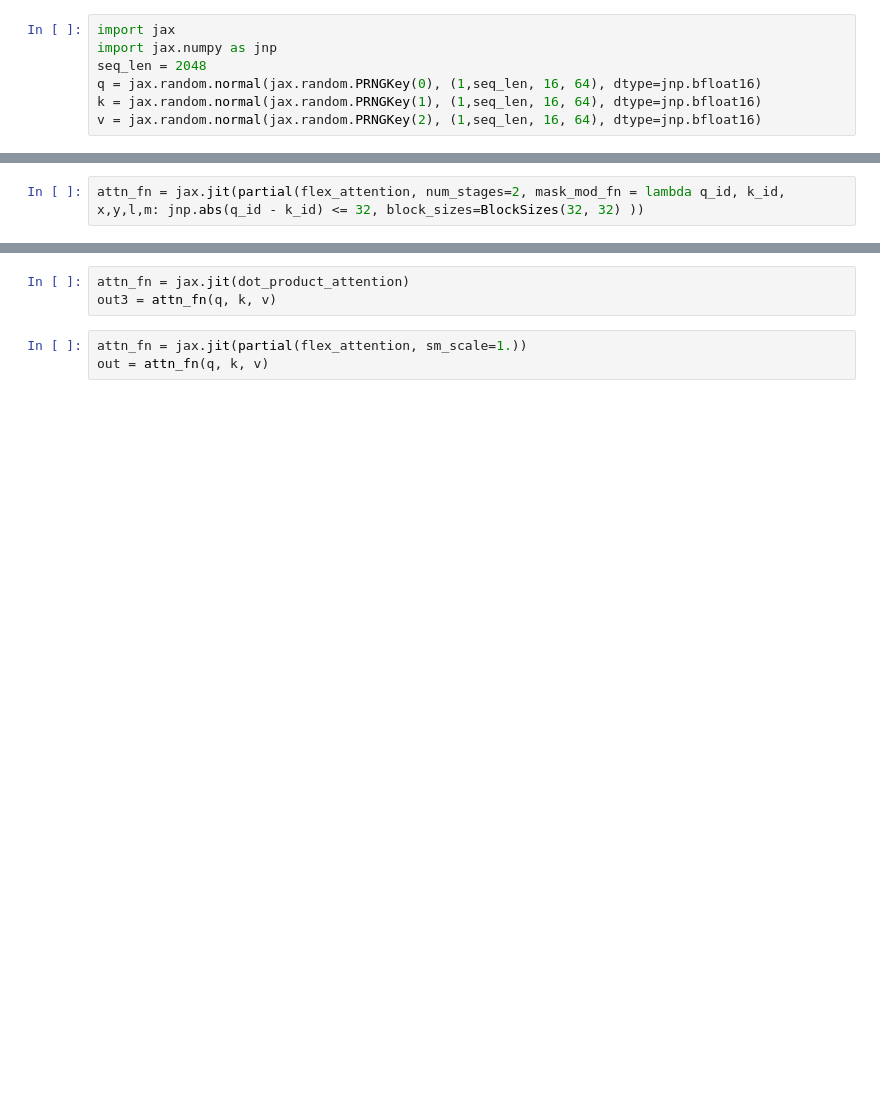
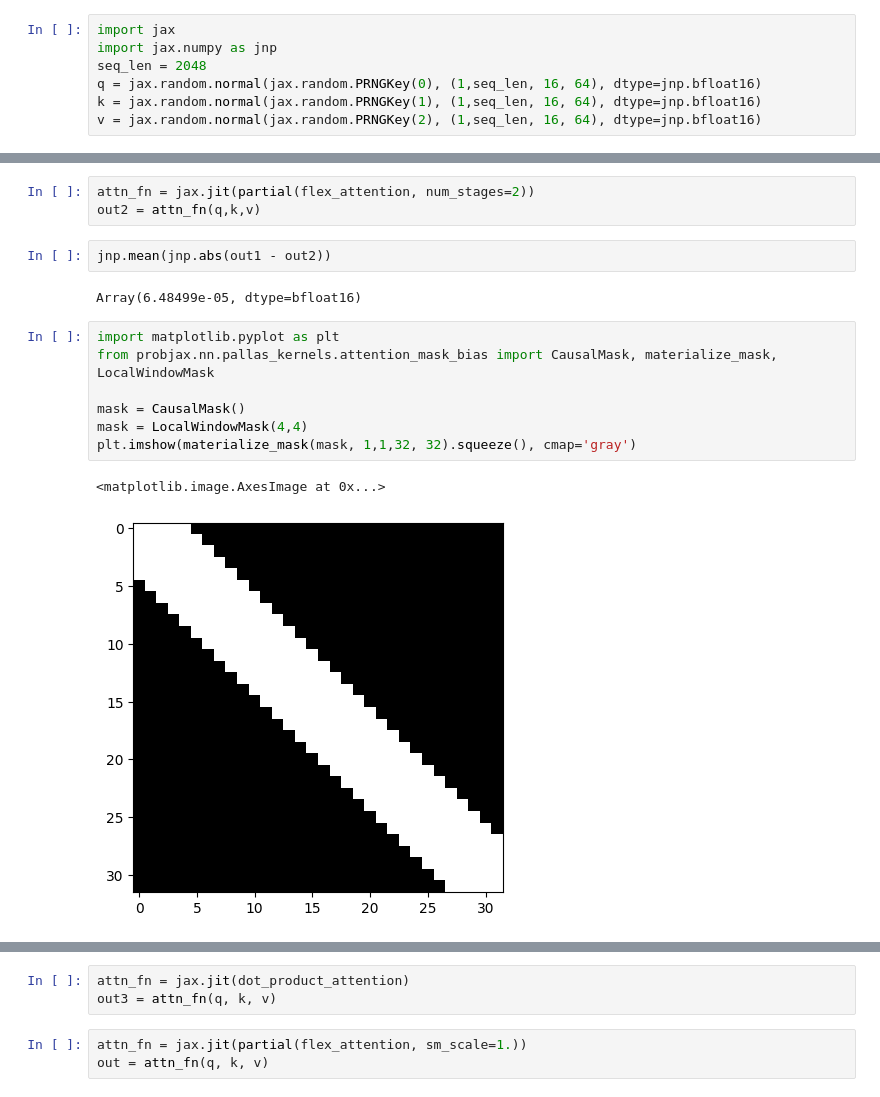
Before and after one commit to mackelab/probjax, a Jupyter notebook: examples/nn/transformers/attention.ipynb, the cells around one changed output, grey strips where cells are left out. Cells and saved outputs as stored; diff of their text form; blank space fills up the shorter version.

Commit message:
better att kernels

```diff
--- a/examples/nn/transformers/attention.ipynb
+++ b/examples/nn/transformers/attention.ipynb
@@ -179,2 +29,17 @@ Average time taken: 750.13 us
-# %%
-attn_fn = jax.jit(partial(flex_attention, num_stages=2, mask_mod_fn = lambda q_id, k_id, x,y,l,m: jnp.abs(q_id - k_id) <= 32, block_sizes=BlockSizes(32, 32) ))
+# %%
+attn_fn = jax.jit(partial(flex_attention, num_stages=2))
+out2 = attn_fn(q,k,v)
+# %%
+jnp.mean(jnp.abs(out1 - out2))
+# %% [output]
+Array(6.48499e-05, dtype=bfloat16)
+# %%
+import matplotlib.pyplot as plt
+from probjax.nn.pallas_kernels.attention_mask_bias import CausalMask, materialize_mask, LocalWindowMask
+
+mask = CausalMask()
+mask = LocalWindowMask(4,4)
+plt.imshow(materialize_mask(mask, 1,1,32, 32).squeeze(), cmap='gray')
+# %% [output]
+<matplotlib.image.AxesImage at 0x...>
+[figure, added]
```
Also changed, not shown: parts of 8 cells of this notebook, 11 other files.
